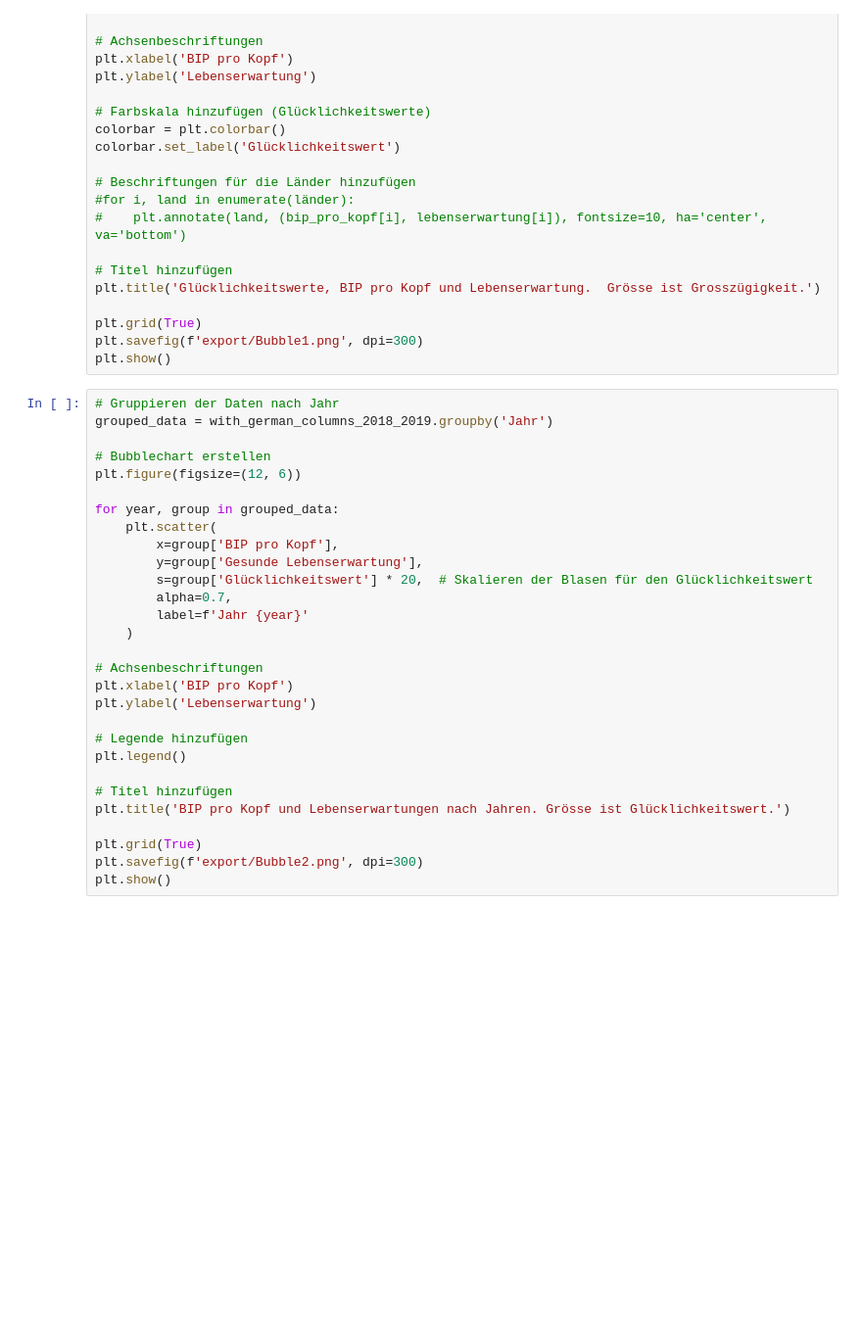
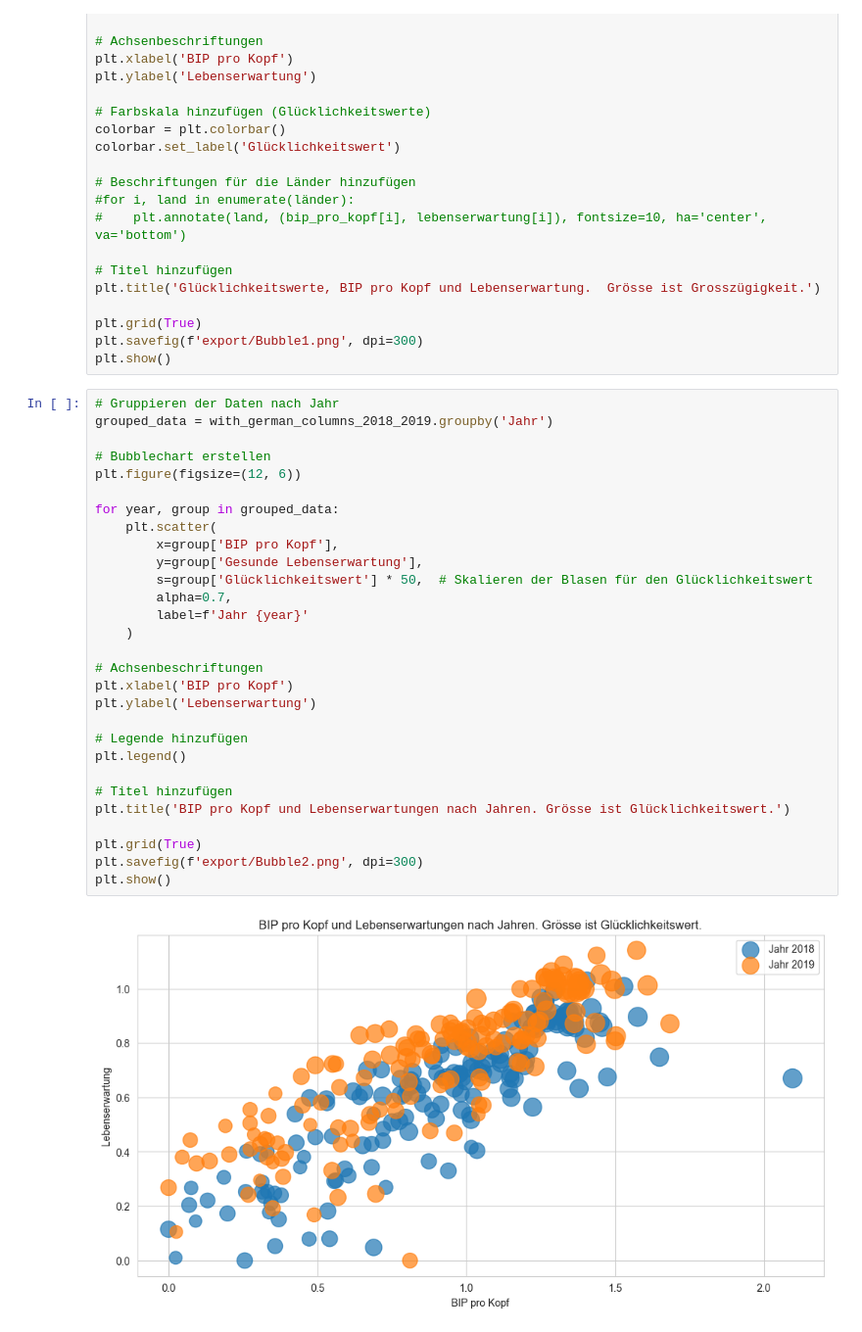
Before and after one commit to StefanDataCraft/Praxis_DV_1, a Jupyter notebook: 2018_2019.ipynb, the cells around one changed output. Shown at 98% size. Cells and saved outputs as stored; diff of their text form; blank space fills up the shorter version.

```diff
--- a/2018_2019.ipynb
+++ b/2018_2019.ipynb
@@ -296,29 +518,31 @@ plt.show()
 # %%
 # Gruppieren der Daten nach Jahr
 grouped_data = with_german_columns_2018_2019.groupby('Jahr')
 
 # Bubblechart erstellen
 plt.figure(figsize=(12, 6))
 
 for year, group in grouped_data:
     plt.scatter(
         x=group['BIP pro Kopf'],
         y=group['Gesunde Lebenserwartung'],
-        s=group['Glücklichkeitswert'] * 20,  # Skalieren der Blasen für den Glücklichkeitswert
+        s=group['Glücklichkeitswert'] * 50,  # Skalieren der Blasen für den Glücklichkeitswert
         alpha=0.7,
         label=f'Jahr {year}'
     )
 
 # Achsenbeschriftungen
 plt.xlabel('BIP pro Kopf')
 plt.ylabel('Lebenserwartung')
 
 # Legende hinzufügen
 plt.legend()
 
 # Titel hinzufügen
 plt.title('BIP pro Kopf und Lebenserwartungen nach Jahren. Grösse ist Glücklichkeitswert.')
 
 plt.grid(True)
 plt.savefig(f'export/Bubble2.png', dpi=300)
 plt.show()
+# %% [output]
+[figure, added]
```
Also changed, not shown: parts of 7 cells of this notebook, 2 other files.
